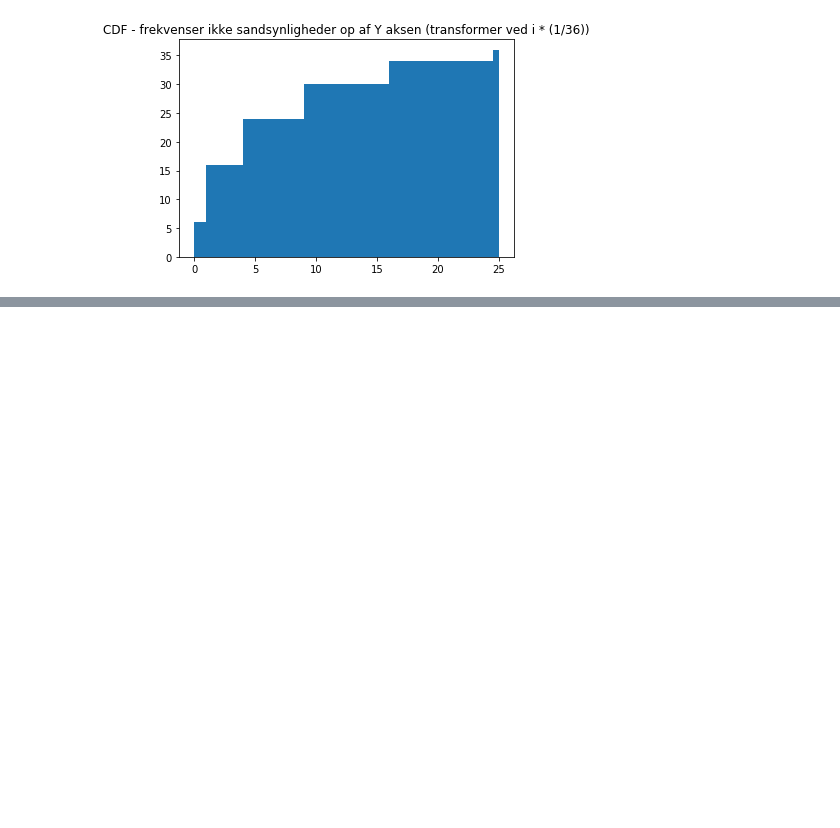
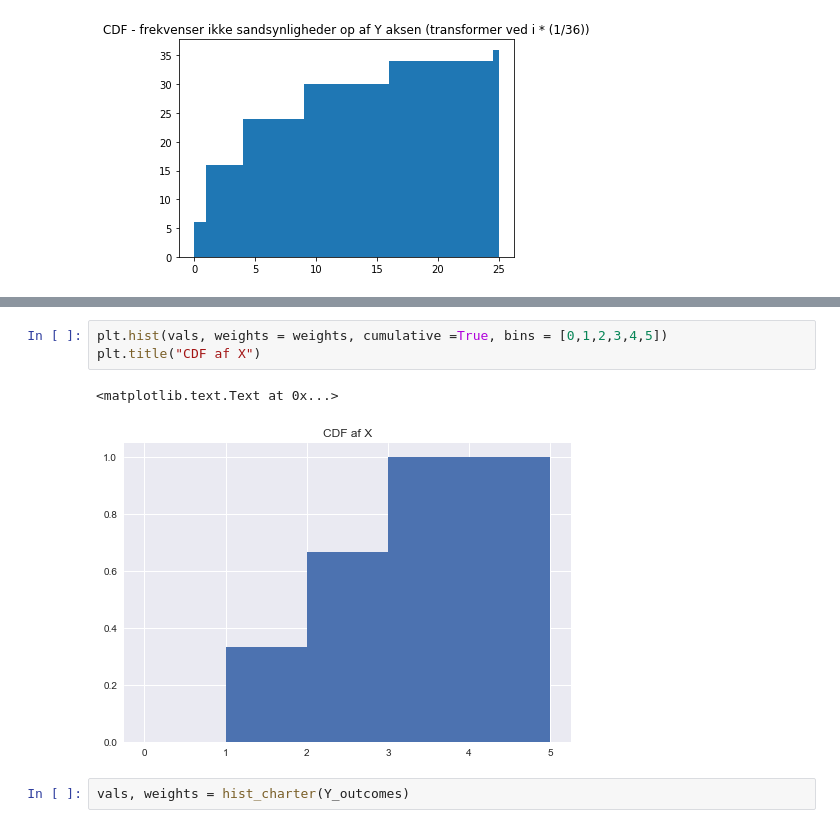
Before and after one commit to JakartaLaw/statistik2018, a Jupyter notebook: Ugeseddel 2.ipynb, the cells around one changed output, grey strips where cells are left out. Cells and saved outputs as stored; diff of their text form; blank space fills up the shorter version.

```diff
--- a/Ugeseddel 2.ipynb
+++ b/Ugeseddel 2.ipynb
@@ -201,0 +262,8 @@ plt.title("CDF - frekvenser ikke sandsynligheder op af Y aksen (transformer ved
+# %%
+plt.hist(vals, weights = weights, cumulative =True, bins = [0,1,2,3,4,5])
+plt.title("CDF af X")
+# %% [output]
+<matplotlib.text.Text at 0x...>
+[figure, added]
+# %%
+vals, weights = hist_charter(Y_outcomes)
```
Also changed, not shown: parts of 13 cells of this notebook.
